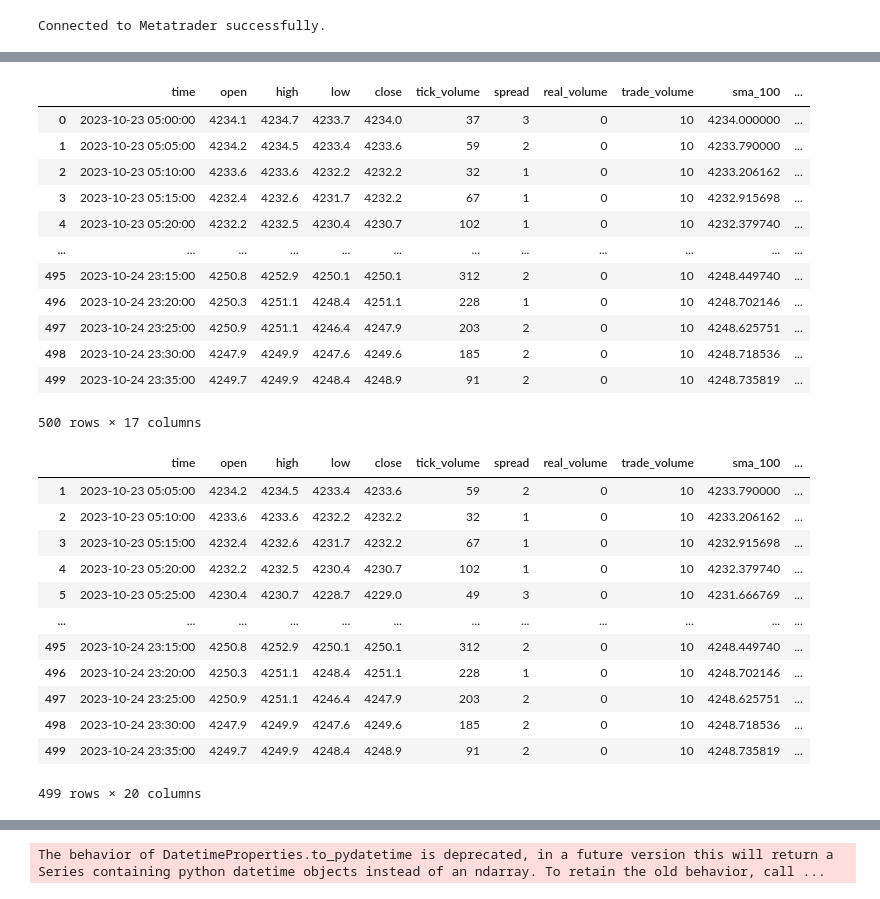
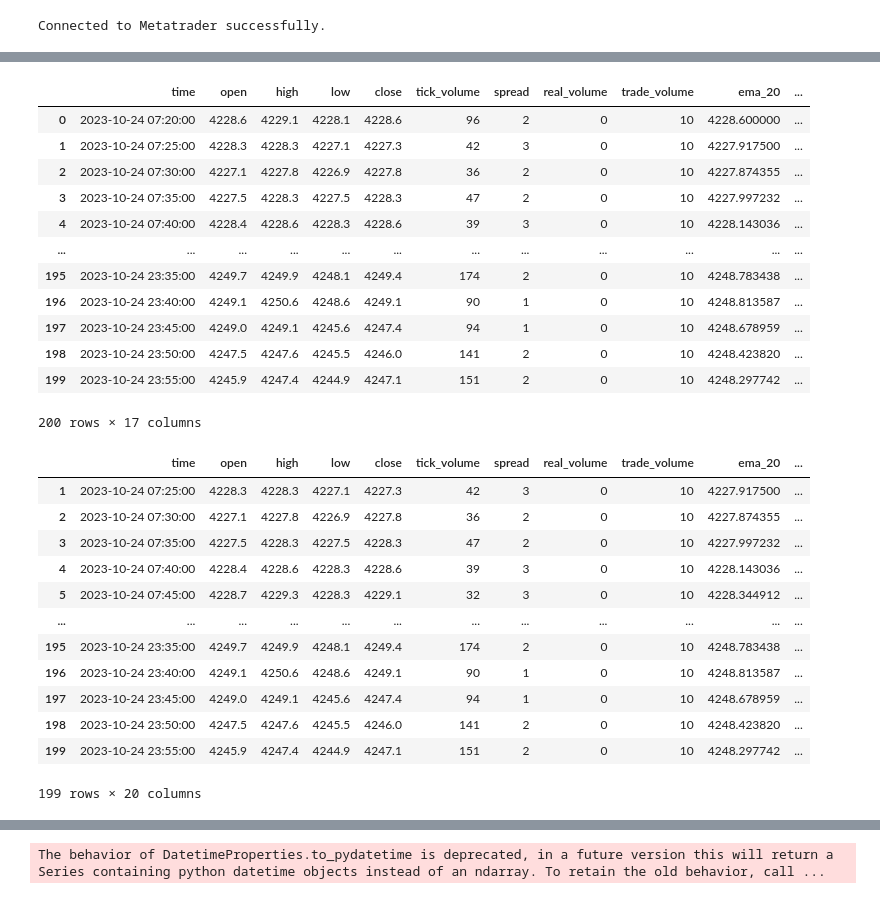
Before and after one commit to Pr4v33n23/MetatraderAlgoBot, a Jupyter notebook: studies/ema_crossover_backtest.ipynb, the cells around one changed output, grey strips where cells are left out. Cells and saved outputs as stored; diff of their text form; code cells hidden in the pictures.

```diff
--- a/studies/ema_crossover_backtest.ipynb
+++ b/studies/ema_crossover_backtest.ipynb
@@ -13,11 +13,11 @@ symbol = 'SP500'
 timeframe = mt5.TIMEFRAME_M5
 
 trade_volume = 10
-commission = 0.5
+commission = 0.25
 # %% [output]
 Connected to Metatrader successfully.
 # %%
-bars = pd.DataFrame(mt5.copy_rates_from_pos(symbol, timeframe, 0,500))
+bars = pd.DataFrame(mt5.copy_rates_from_pos(symbol, timeframe, 0,200))
 bars['time'] = pd.to_datetime(bars['time'], unit='s')
 bars['trade_volume'] = trade_volume
 bars
@@ -38,6 +38,6 @@ bars
 # %%
-bars['sma_100'] = bars['close'].ewm(span=20).mean()
-bars['sma_10'] = bars['close'].ewm(span=10).mean()
+bars['ema_20'] = bars['close'].ewm(span=20).mean()
+bars['ema_10'] = bars['close'].ewm(span=10).mean()
 bars['hour'] = bars['time'].dt.hour
 bars
 # %% [output]
@@ -57,38 +57,40 @@ bars
 # %%
 bars2 = bars.dropna().copy()
 
 def get_signal(x):
 
     if 9 <= x['hour'] <= 22:
 
-        if x['sma_10'] > x['sma_100']:
+        if x['ema_10'] > x['ema_20']:
+            x["position"] = "long"
             return 1
-        elif x['sma_10'] < x['sma_100']:
+        elif x['ema_10'] < x['ema_20']:
+            x["position"] = "short"
             return -1
 
     return 0
 
 bars2['signal'] = bars2.apply(get_signal, axis=1)
 bars2['prev_price'] = bars2['close'].shift(1)
 bars2['price_change'] = bars2['close'] - bars2['prev_price']
 
 bars2['signal_change'] = (bars2['signal'] - bars2['signal'].shift(1)).abs()
 bars2['commission'] = bars2.apply(lambda x: commission * x['signal_change'] * x['trade_volume'], axis=1)
 bars2
 # %% [output]
-|  | time | open | high | low | close | tick_volume | spread | real_volume | trade_volume | sma_100 | ... |
-| 0 | 2023-10-23 05:00:00 | 4234.1 | 4234.7 | 4233.7 | 4234.0 | 37 | 3 | 0 | 10 | 4234.000000 | ... |
-| 1 | 2023-10-23 05:05:00 | 4234.2 | 4234.5 | 4233.4 | 4233.6 | 59 | 2 | 0 | 10 | 4233.790000 | ... |
-| 2 | 2023-10-23 05:10:00 | 4233.6 | 4233.6 | 4232.2 | 4232.2 | 32 | 1 | 0 | 10 | 4233.206162 | ... |
-| 3 | 2023-10-23 05:15:00 | 4232.4 | 4232.6 | 4231.7 | 4232.2 | 67 | 1 | 0 | 10 | 4232.915698 | ... |
-| 4 | 2023-10-23 05:20:00 | 4232.2 | 4232.5 | 4230.4 | 4230.7 | 102 | 1 | 0 | 10 | 4232.379740 | ... |
+|  | time | open | high | low | close | tick_volume | spread | real_volume | trade_volume | ema_20 | ... |
+| 0 | 2023-10-24 07:20:00 | 4228.6 | 4229.1 | 4228.1 | 4228.6 | 96 | 2 | 0 | 10 | 4228.600000 | ... |
+| 1 | 2023-10-24 07:25:00 | 4228.3 | 4228.3 | 4227.1 | 4227.3 | 42 | 3 | 0 | 10 | 4227.917500 | ... |
+| 2 | 2023-10-24 07:30:00 | 4227.1 | 4227.8 | 4226.9 | 4227.8 | 36 | 2 | 0 | 10 | 4227.874355 | ... |
+| 3 | 2023-10-24 07:35:00 | 4227.5 | 4228.3 | 4227.5 | 4228.3 | 47 | 2 | 0 | 10 | 4227.997232 | ... |
+| 4 | 2023-10-24 07:40:00 | 4228.4 | 4228.6 | 4228.3 | 4228.6 | 39 | 3 | 0 | 10 | 4228.143036 | ... |
 | ... | ... | ... | ... | ... | ... | ... | ... | ... | ... | ... | ... |
-| 495 | 2023-10-24 23:15:00 | 4250.8 | 4252.9 | 4250.1 | 4250.1 | 312 | 2 | 0 | 10 | 4248.449740 | ... |
-| 496 | 2023-10-24 23:20:00 | 4250.3 | 4251.1 | 4248.4 | 4251.1 | 228 | 1 | 0 | 10 | 4248.702146 | ... |
-| 497 | 2023-10-24 23:25:00 | 4250.9 | 4251.1 | 4246.4 | 4247.9 | 203 | 2 | 0 | 10 | 4248.625751 | ... |
-| 498 | 2023-10-24 23:30:00 | 4247.9 | 4249.9 | 4247.6 | 4249.6 | 185 | 2 | 0 | 10 | 4248.718536 | ... |
-| 499 | 2023-10-24 23:35:00 | 4249.7 | 4249.9 | 4248.4 | 4248.9 | 91 | 2 | 0 | 10 | 4248.735819 | ... |
+| 195 | 2023-10-24 23:35:00 | 4249.7 | 4249.9 | 4248.1 | 4249.4 | 174 | 2 | 0 | 10 | 4248.783438 | ... |
+| 196 | 2023-10-24 23:40:00 | 4249.1 | 4250.6 | 4248.6 | 4249.1 | 90 | 1 | 0 | 10 | 4248.813587 | ... |
+| 197 | 2023-10-24 23:45:00 | 4249.0 | 4249.1 | 4245.6 | 4247.4 | 94 | 1 | 0 | 10 | 4248.678959 | ... |
+| 198 | 2023-10-24 23:50:00 | 4247.5 | 4247.6 | 4245.5 | 4246.0 | 141 | 2 | 0 | 10 | 4248.423820 | ... |
+| 199 | 2023-10-24 23:55:00 | 4245.9 | 4247.4 | 4244.9 | 4247.1 | 151 | 2 | 0 | 10 | 4248.297742 | ... |
-500 rows × 17 columns
+200 rows × 17 columns
 # %%
 bars3 = bars2.dropna().copy()
 bars3['profit'] = bars3['signal'] * bars3['price_change'] * bars3['trade_volume']
@@ -98,18 +100,18 @@ bars3['net_profit'] = bars3['gross_profit'] - bars3['commission'].cumsum()
 
 bars3
 # %% [output]
-|  | time | open | high | low | close | tick_volume | spread | real_volume | trade_volume | sma_100 | ... |
-| 1 | 2023-10-23 05:05:00 | 4234.2 | 4234.5 | 4233.4 | 4233.6 | 59 | 2 | 0 | 10 | 4233.790000 | ... |
-| 2 | 2023-10-23 05:10:00 | 4233.6 | 4233.6 | 4232.2 | 4232.2 | 32 | 1 | 0 | 10 | 4233.206162 | ... |
-| 3 | 2023-10-23 05:15:00 | 4232.4 | 4232.6 | 4231.7 | 4232.2 | 67 | 1 | 0 | 10 | 4232.915698 | ... |
-| 4 | 2023-10-23 05:20:00 | 4232.2 | 4232.5 | 4230.4 | 4230.7 | 102 | 1 | 0 | 10 | 4232.379740 | ... |
-| 5 | 2023-10-23 05:25:00 | 4230.4 | 4230.7 | 4228.7 | 4229.0 | 49 | 3 | 0 | 10 | 4231.666769 | ... |
+|  | time | open | high | low | close | tick_volume | spread | real_volume | trade_volume | ema_20 | ... |
+| 1 | 2023-10-24 07:25:00 | 4228.3 | 4228.3 | 4227.1 | 4227.3 | 42 | 3 | 0 | 10 | 4227.917500 | ... |
+| 2 | 2023-10-24 07:30:00 | 4227.1 | 4227.8 | 4226.9 | 4227.8 | 36 | 2 | 0 | 10 | 4227.874355 | ... |
+| 3 | 2023-10-24 07:35:00 | 4227.5 | 4228.3 | 4227.5 | 4228.3 | 47 | 2 | 0 | 10 | 4227.997232 | ... |
+| 4 | 2023-10-24 07:40:00 | 4228.4 | 4228.6 | 4228.3 | 4228.6 | 39 | 3 | 0 | 10 | 4228.143036 | ... |
+| 5 | 2023-10-24 07:45:00 | 4228.7 | 4229.3 | 4228.3 | 4229.1 | 32 | 3 | 0 | 10 | 4228.344912 | ... |
 | ... | ... | ... | ... | ... | ... | ... | ... | ... | ... | ... | ... |
-| 495 | 2023-10-24 23:15:00 | 4250.8 | 4252.9 | 4250.1 | 4250.1 | 312 | 2 | 0 | 10 | 4248.449740 | ... |
-| 496 | 2023-10-24 23:20:00 | 4250.3 | 4251.1 | 4248.4 | 4251.1 | 228 | 1 | 0 | 10 | 4248.702146 | ... |
-| 497 | 2023-10-24 23:25:00 | 4250.9 | 4251.1 | 4246.4 | 4247.9 | 203 | 2 | 0 | 10 | 4248.625751 | ... |
-| 498 | 2023-10-24 23:30:00 | 4247.9 | 4249.9 | 4247.6 | 4249.6 | 185 | 2 | 0 | 10 | 4248.718536 | ... |
-| 499 | 2023-10-24 23:35:00 | 4249.7 | 4249.9 | 4248.4 | 4248.9 | 91 | 2 | 0 | 10 | 4248.735819 | ... |
+| 195 | 2023-10-24 23:35:00 | 4249.7 | 4249.9 | 4248.1 | 4249.4 | 174 | 2 | 0 | 10 | 4248.783438 | ... |
+| 196 | 2023-10-24 23:40:00 | 4249.1 | 4250.6 | 4248.6 | 4249.1 | 90 | 1 | 0 | 10 | 4248.813587 | ... |
+| 197 | 2023-10-24 23:45:00 | 4249.0 | 4249.1 | 4245.6 | 4247.4 | 94 | 1 | 0 | 10 | 4248.678959 | ... |
+| 198 | 2023-10-24 23:50:00 | 4247.5 | 4247.6 | 4245.5 | 4246.0 | 141 | 2 | 0 | 10 | 4248.423820 | ... |
+| 199 | 2023-10-24 23:55:00 | 4245.9 | 4247.4 | 4244.9 | 4247.1 | 151 | 2 | 0 | 10 | 4248.297742 | ... |
-499 rows × 20 columns
+199 rows × 20 columns
 # %%
 px.line(bars3, 'time', ['gross_profit', 'net_profit'], title="SP500 NY session Backtest EMA Trendfollowing")
```
Also changed, not shown: parts of 4 cells of this notebook, 1 other file.
